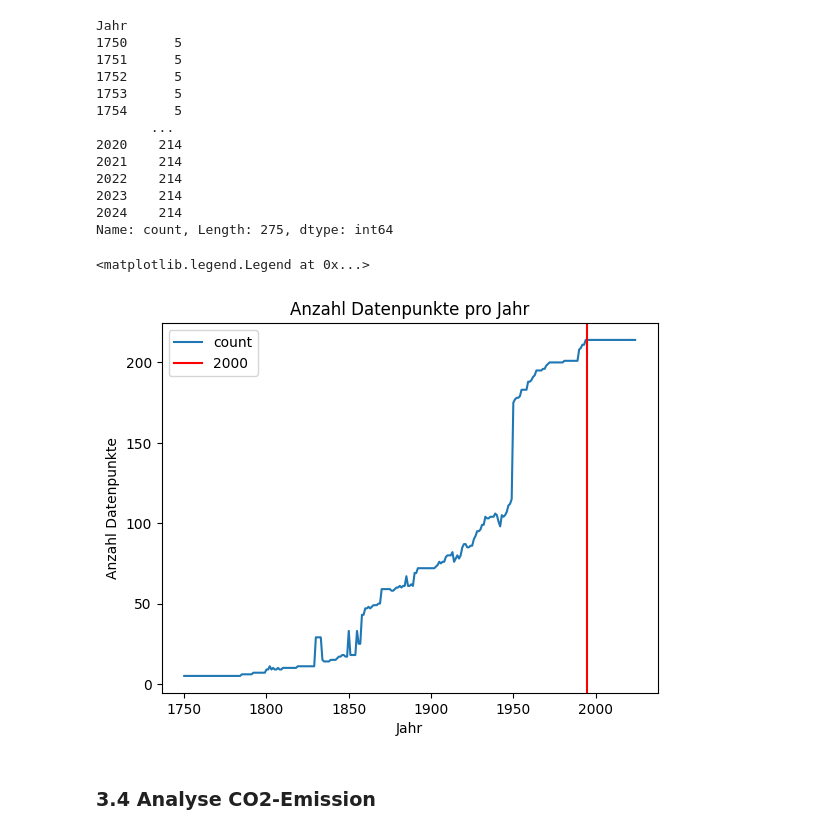
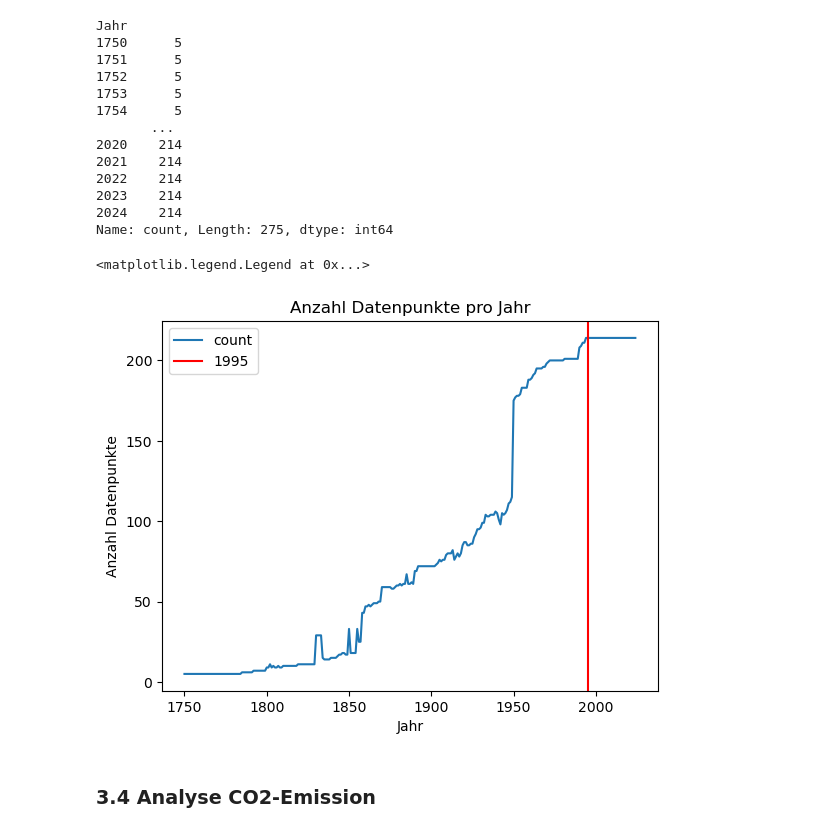
Before and after one commit to itulahjess/LN_2_Github_Python, a Jupyter notebook: Analyse.ipynb, the cells around one changed output. Drawn from its saved outputs; the diff is of its cells as text; code cells hidden in the pictures.

```diff
--- a/Analyse.ipynb
+++ b/Analyse.ipynb
@@ -127,11 +127,11 @@ Jahr
 Name: count, Length: 275, dtype: int64
 # %%
 g = df['Jahr'].value_counts().sort_index().plot(ylabel='Anzahl Datenpunkte', title='Anzahl Datenpunkte pro Jahr');
-g.axvline(x=1995, color='red',label='2000')
+g.axvline(x=1995, color='red',label='1995')
 g.legend()
 # %% [output]
 <matplotlib.legend.Legend at 0x...>
-[figure, old version]
+[figure, new version]
 # %% [markdown]
 ### 3.4 Analyse CO2-Emission
 # %%
```
Also changed, not shown: parts of 11 cells of this notebook.
